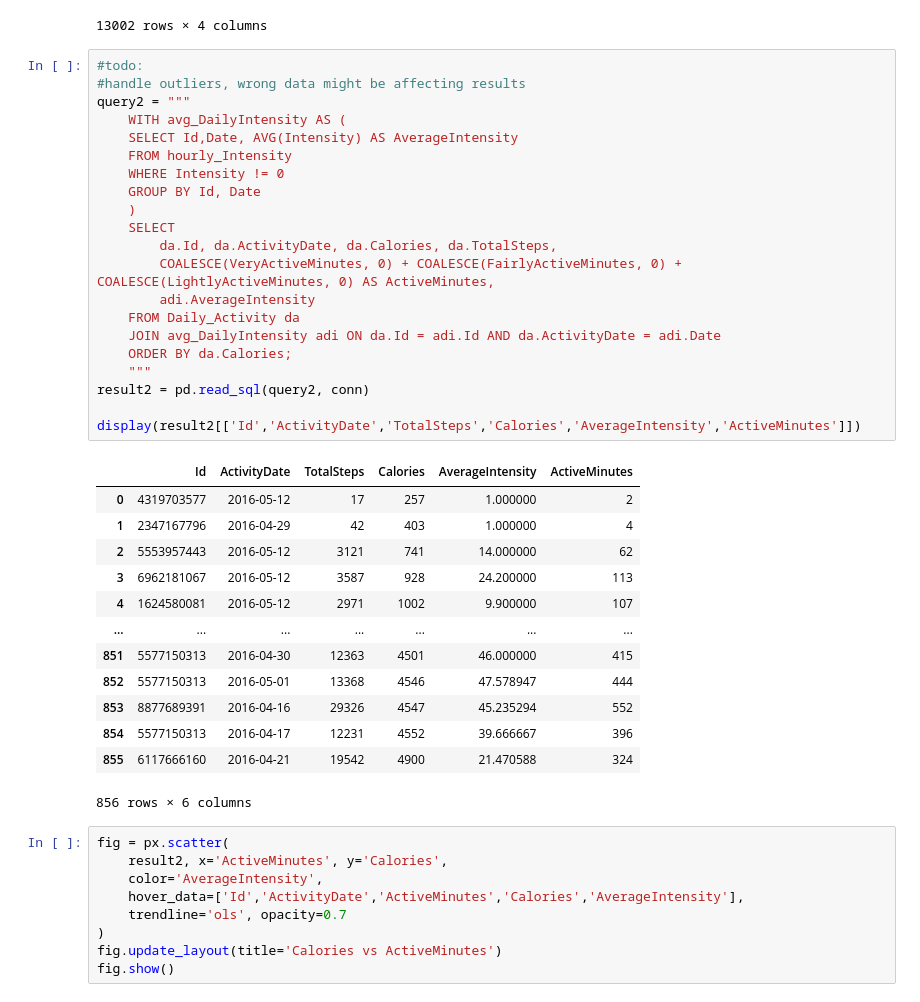
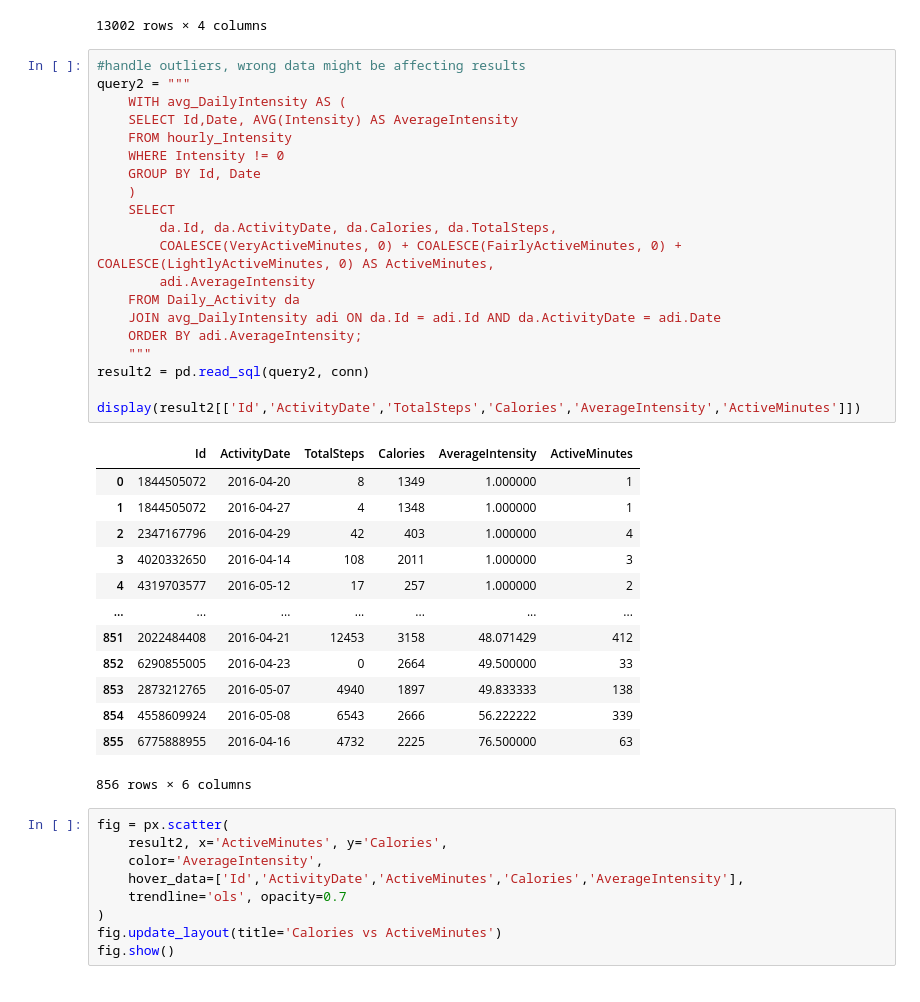
Before and after one commit to M0pare02/Fitbit_Data_Analysis, a Jupyter notebook: Notebooks/Data_Cleaning.ipynb, the cells around one changed output. Cells and saved outputs as stored; diff of their text form.

```diff
--- a/Notebooks/Data_Cleaning.ipynb
+++ b/Notebooks/Data_Cleaning.ipynb
@@ -465,39 +461,38 @@ display(Hourly_Intensity_df)
 | 22098 | 8877689391 | 2016-05-12 | 2016-05-12 14:00:00 | 9 |
 13002 rows × 4 columns
 # %%
-#todo:
 #handle outliers, wrong data might be affecting results
 query2 = """
     WITH avg_DailyIntensity AS (
     SELECT Id,Date, AVG(Intensity) AS AverageIntensity
     FROM hourly_Intensity
     WHERE Intensity != 0
     GROUP BY Id, Date
     )
     SELECT
         da.Id, da.ActivityDate, da.Calories, da.TotalSteps,
         COALESCE(VeryActiveMinutes, 0) + COALESCE(FairlyActiveMinutes, 0) + COALESCE(LightlyActiveMinutes, 0) AS ActiveMinutes,
         adi.AverageIntensity
     FROM Daily_Activity da
     JOIN avg_DailyIntensity adi ON da.Id = adi.Id AND da.ActivityDate = adi.Date
-    ORDER BY da.Calories;
+    ORDER BY adi.AverageIntensity;
     """
 result2 = pd.read_sql(query2, conn)
 
 display(result2[['Id','ActivityDate','TotalSteps','Calories','AverageIntensity','ActiveMinutes']])
 # %% [output]
 |  | Id | ActivityDate | TotalSteps | Calories | AverageIntensity | ActiveMinutes |
-| 0 | 4319703577 | 2016-05-12 | 17 | 257 | 1.000000 | 2 |
-| 1 | 2347167796 | 2016-04-29 | 42 | 403 | 1.000000 | 4 |
-| 2 | 5553957443 | 2016-05-12 | 3121 | 741 | 14.000000 | 62 |
-| 3 | 6962181067 | 2016-05-12 | 3587 | 928 | 24.200000 | 113 |
-| 4 | 1624580081 | 2016-05-12 | 2971 | 1002 | 9.900000 | 107 |
+| 0 | 1844505072 | 2016-04-20 | 8 | 1349 | 1.000000 | 1 |
+| 1 | 1844505072 | 2016-04-27 | 4 | 1348 | 1.000000 | 1 |
+| 2 | 2347167796 | 2016-04-29 | 42 | 403 | 1.000000 | 4 |
+| 3 | 4020332650 | 2016-04-14 | 108 | 2011 | 1.000000 | 3 |
+| 4 | 4319703577 | 2016-05-12 | 17 | 257 | 1.000000 | 2 |
 | ... | ... | ... | ... | ... | ... | ... |
-| 851 | 5577150313 | 2016-04-30 | 12363 | 4501 | 46.000000 | 415 |
-| 852 | 5577150313 | 2016-05-01 | 13368 | 4546 | 47.578947 | 444 |
-| 853 | 8877689391 | 2016-04-16 | 29326 | 4547 | 45.235294 | 552 |
-| 854 | 5577150313 | 2016-04-17 | 12231 | 4552 | 39.666667 | 396 |
-| 855 | 6117666160 | 2016-04-21 | 19542 | 4900 | 21.470588 | 324 |
+| 851 | 2022484408 | 2016-04-21 | 12453 | 3158 | 48.071429 | 412 |
+| 852 | 6290855005 | 2016-04-23 | 0 | 2664 | 49.500000 | 33 |
+| 853 | 2873212765 | 2016-05-07 | 4940 | 1897 | 49.833333 | 138 |
+| 854 | 4558609924 | 2016-05-08 | 6543 | 2666 | 56.222222 | 339 |
+| 855 | 6775888955 | 2016-04-16 | 4732 | 2225 | 76.500000 | 63 |
 856 rows × 6 columns
 # %%
 fig = px.scatter(
```
Also changed, not shown: parts of 12 cells of this notebook.
